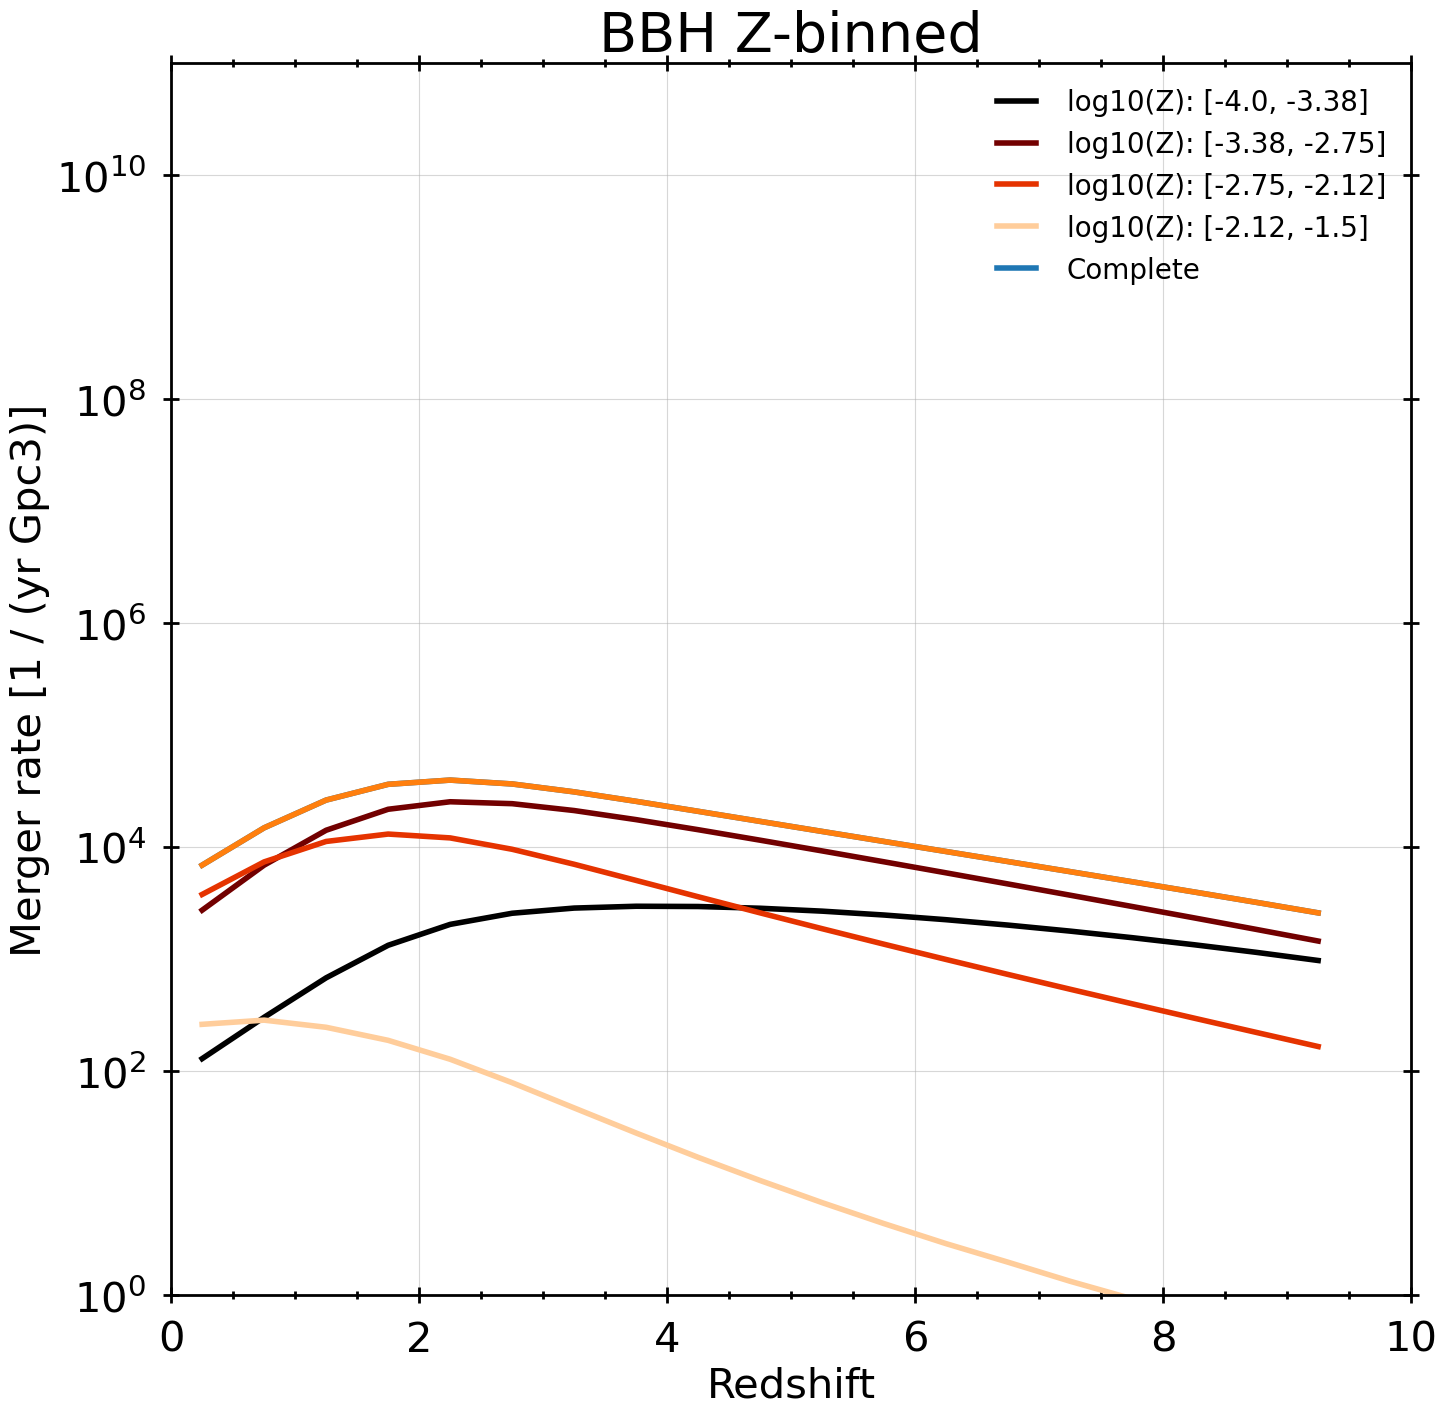
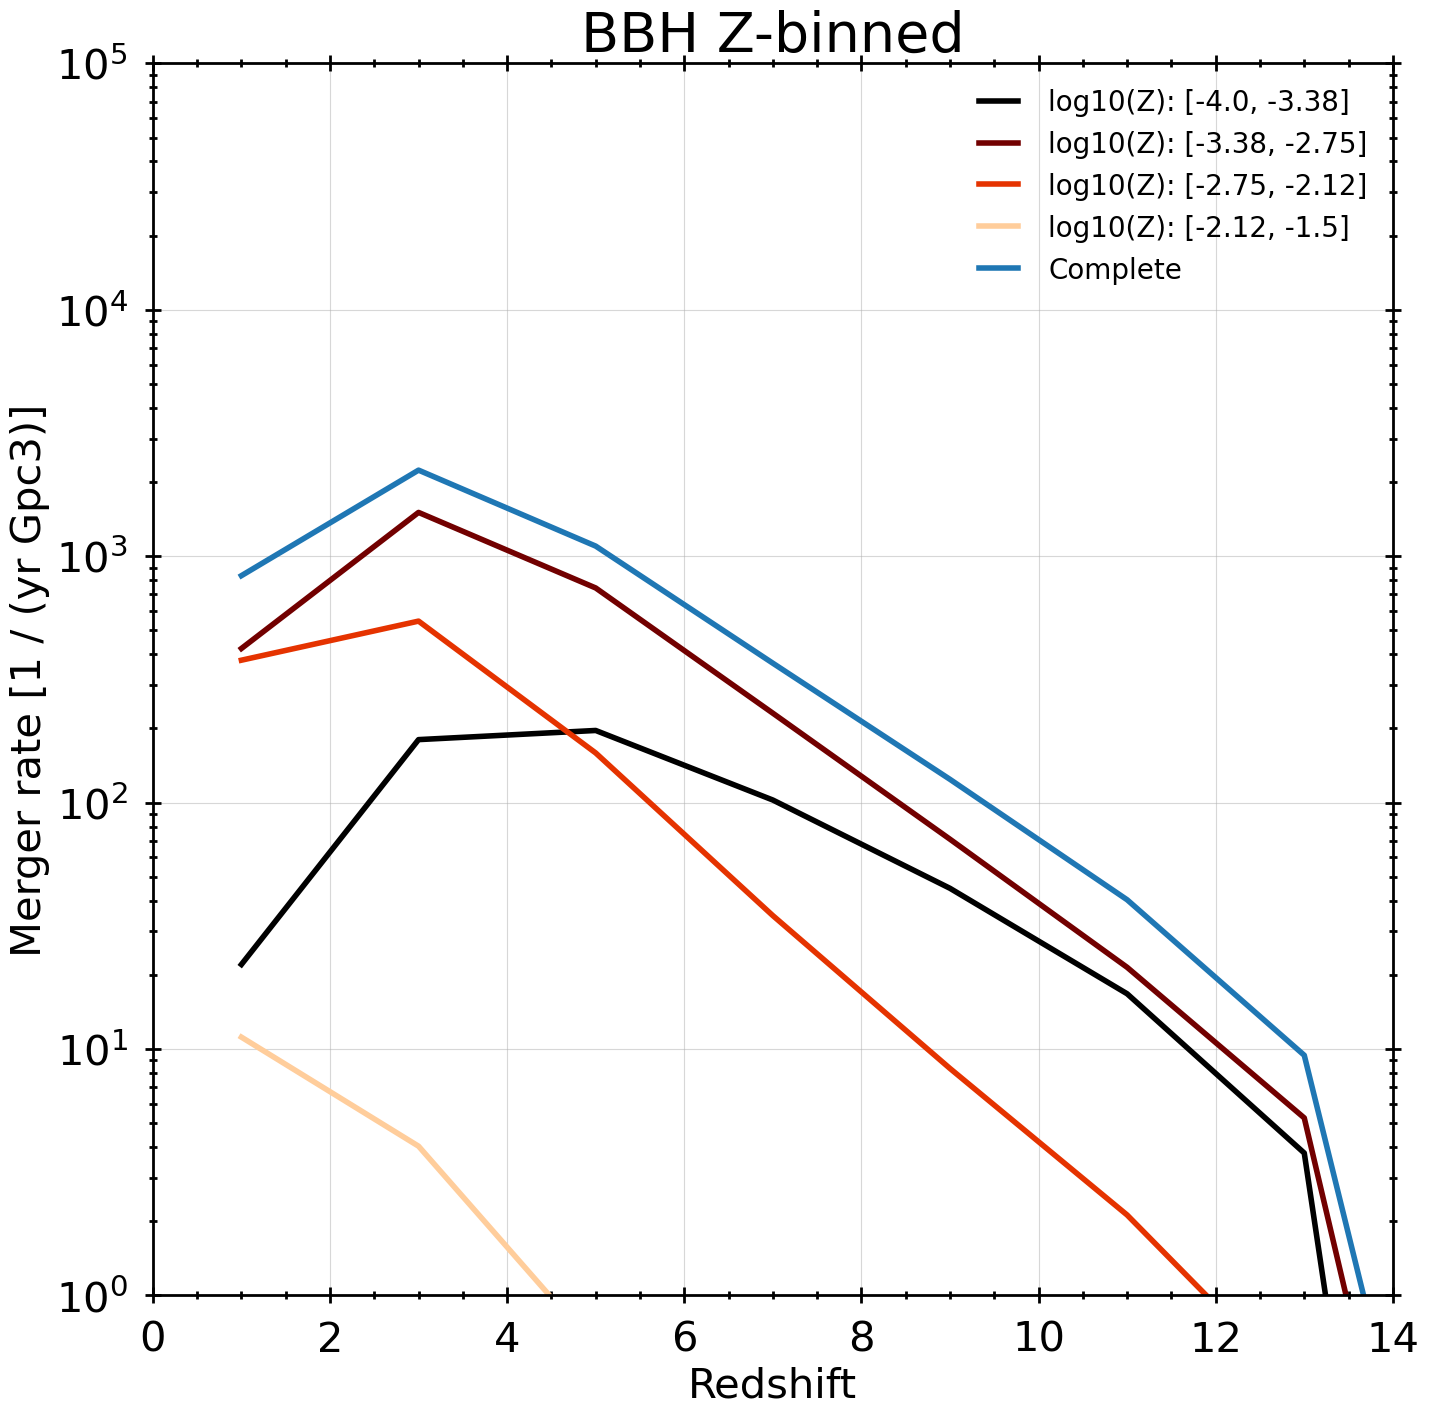
The notebook cell's code change between the first figure and the second:
--- before
+++ after
@@ -46,5 +46,5 @@
 )
 
-plt.plot(fiducial_plotting_data['redshifts'], np.sum(fiducial_plotting_data['all_weights'],axis=0))
+# plt.plot(fiducial_plotting_data['redshifts'], np.sum(fiducial_plotting_data['all_weights'],axis=0))
 
 merger_ax.set_xlabel('Redshift')
@@ -59,6 +59,6 @@
 # complete_merger_ax.set_title('Complete rate')
 
-merger_ax.set_xlim(0, 10)
-merger_ax.set_ylim(1,10e10)
+merger_ax.set_xlim(0, 14)
+merger_ax.set_ylim(1,10e4)
 # complete_merger_ax.set_xlim(0, 10)
 # complete_merger_ax.set_ylim(1,10000)

Commit: SFRD testing and higher redshift